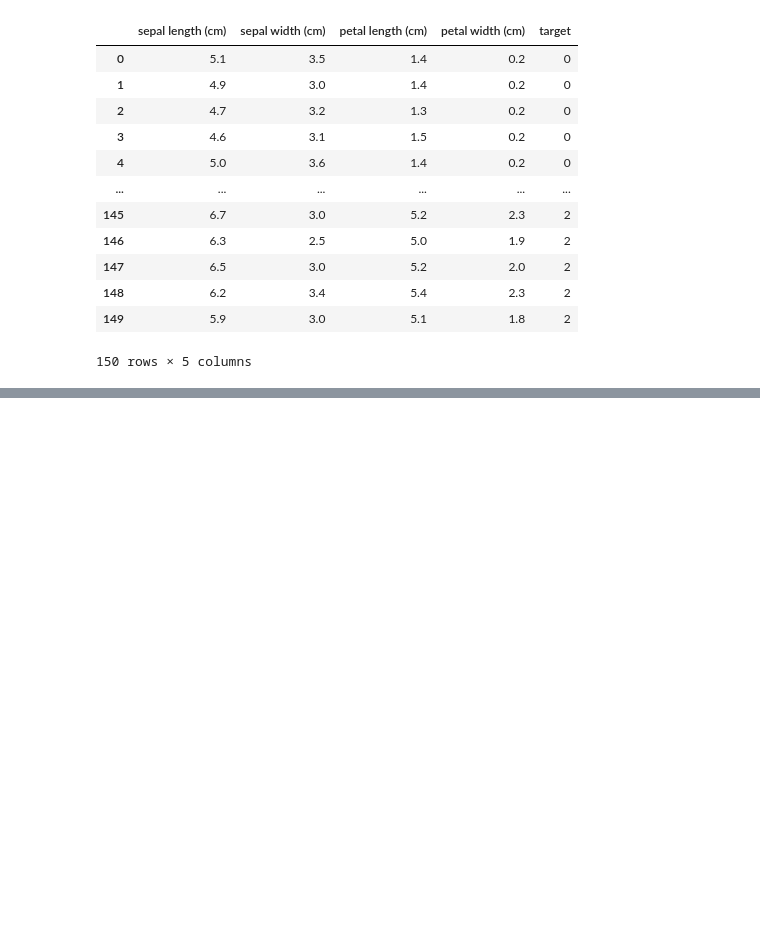
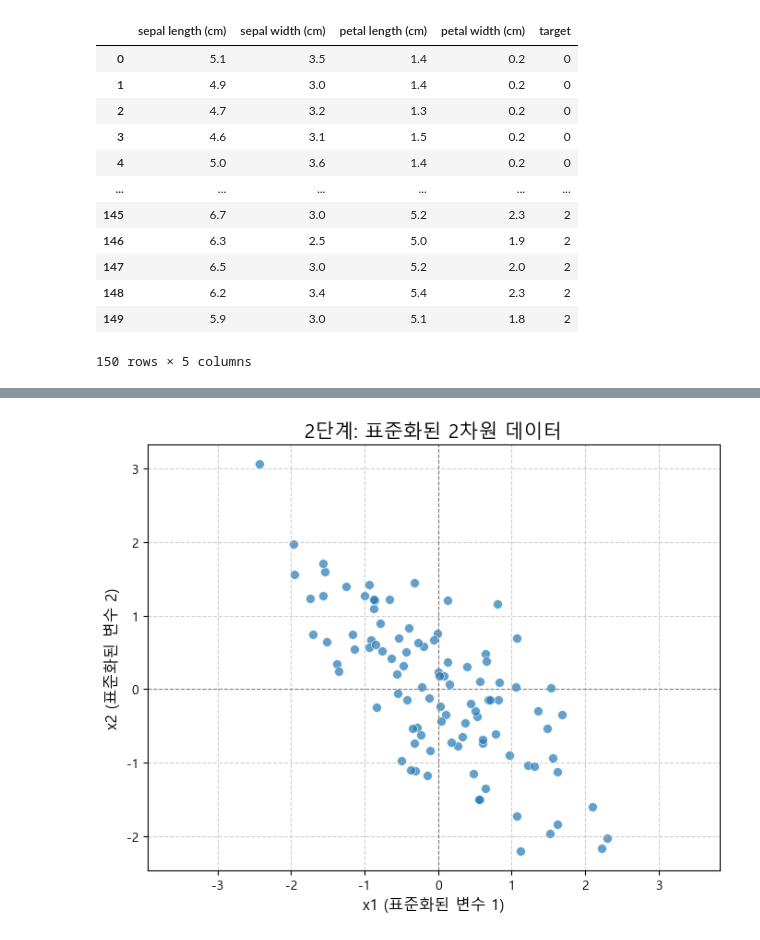
Before and after one commit to djdjdjdfh1/python_basic, a Jupyter notebook: marchine-learning/ml_pca.ipynb, the cells around one changed output, grey strips where cells are left out. Drawn from its saved outputs; the diff is of its cells as text; code cells hidden in the pictures; blank space fills up the shorter version.

```diff
--- a/marchine-learning/ml_pca.ipynb
+++ b/marchine-learning/ml_pca.ipynb
@@ -61,0 +189,19 @@ df
+# %%
+# 2. 데이터 표준화
+scaler = StandardScaler()
+scaled_data = scaler.fit_transform(df) # numpy 배열로 반환
+scaled_df = pd.DataFrame(scaled_data, columns=['x1_scaled', 'x2_scaled'])
+
+# 표준화 후 데이터 시각화
+plt.figure(figsize=(8, 6))
+sns.scatterplot(x='x1_scaled', y='x2_scaled', data=scaled_df, s=50, alpha=0.7)
+plt.title('2단계: 표준화된 2차원 데이터', fontsize=15)
+plt.xlabel('x1 (표준화된 변수 1)', fontsize=12)
+plt.ylabel('x2 (표준화된 변수 2)', fontsize=12)
+plt.axvline(0, color='gray', linestyle='--', linewidth=0.8)
+plt.axhline(0, color='gray', linestyle='--', linewidth=0.8)
+plt.grid(True, linestyle='--', alpha=0.6)
+plt.axis('equal')
+plt.show()
+# %% [output]
+[figure, added]
```
Also changed, not shown: parts of 19 cells of this notebook, 1 other file.
